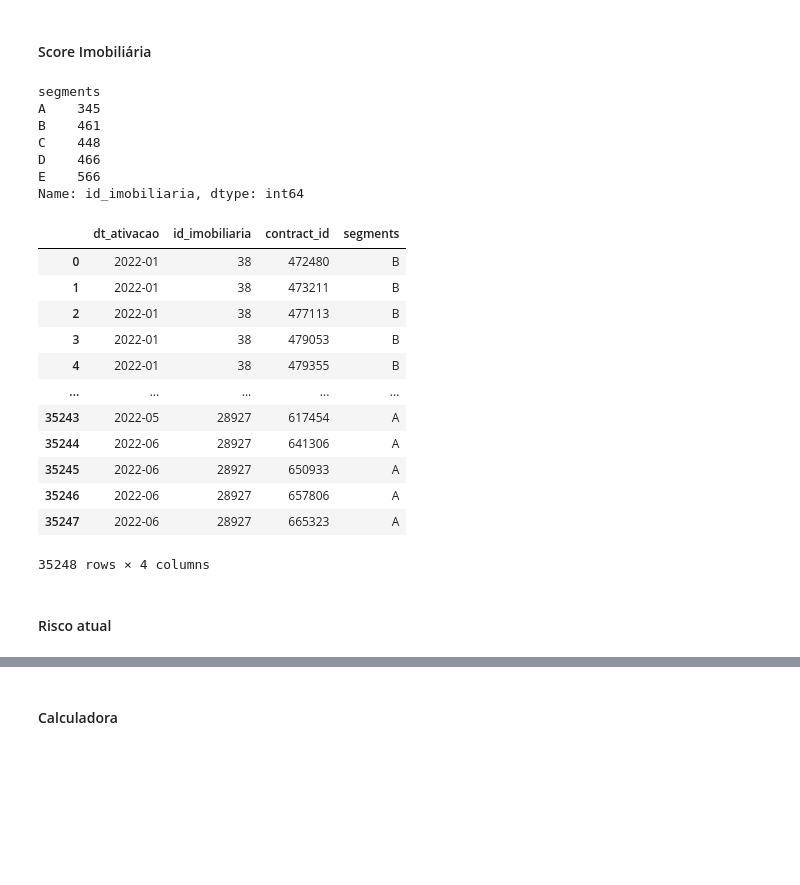
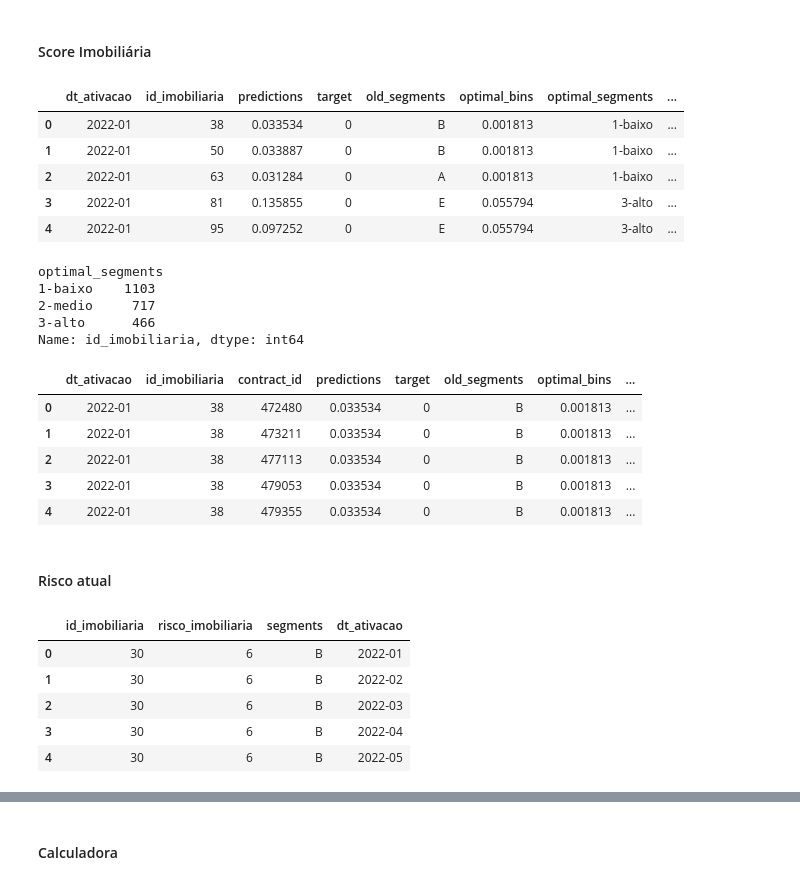
Before and after one commit to loft-br/cp-score-imobiliaria, a Jupyter notebook: notebooks/econ_calculator.ipynb, the cells around one changed output, grey strips where cells are left out. Saved outputs shown, nothing was run; the diff lists cells and outputs as text; code cells hidden in the pictures; blank space fills up the shorter version.

Commit message:
feat: calculating metrics per risk/contracts rating

```diff
--- a/notebooks/econ_calculator.ipynb
+++ b/notebooks/econ_calculator.ipynb
@@ -28,3 +15,13 @@ df_preds["dt_ativacao"] = pd.to_datetime(df_preds["dt_ativacao"]).dt.strftime("%
+# %%
+df_bins = pd.read_csv("notebooks/outputs/df_bins.csv")
+df_bins.head()
+# %% [output]
+|  | dt_ativacao | id_imobiliaria | predictions | target | old_segments | optimal_bins | optimal_segments | ... |
+| 0 | 2022-01 | 38 | 0.033534 | 0 | B | 0.001813 | 1-baixo | ... |
+| 1 | 2022-01 | 50 | 0.033887 | 0 | B | 0.001813 | 1-baixo | ... |
+| 2 | 2022-01 | 63 | 0.031284 | 0 | A | 0.001813 | 1-baixo | ... |
+| 3 | 2022-01 | 81 | 0.135855 | 0 | E | 0.055794 | 3-alto | ... |
+| 4 | 2022-01 | 95 | 0.097252 | 0 | E | 0.055794 | 3-alto | ... |
 # %%
 info_contracts = (
     pd.read_csv("data/info_contracts.csv")[["dt_ativacao", "id_imobiliaria", "id_contrato"]]
@@ -33,32 +30,23 @@ info_contracts = (
 
 info_contracts["dt_ativacao"] = pd.to_datetime(info_contracts["dt_ativacao"]).dt.strftime("%Y-%m")
 # %%
-df_preds.groupby("segments")["id_imobiliaria"].size()
+df_bins.groupby("optimal_segments")["id_imobiliaria"].size()
 # %% [output]
-segments
-A    345
-B    461
-C    448
-D    466
-E    566
+optimal_segments
+1-baixo    1103
+2-medio     717
+3-alto      466
 Name: id_imobiliaria, dtype: int64
 # %%
-df = info_contracts.merge(df_preds, on=["dt_ativacao", "id_imobiliaria"])
-df
+df = info_contracts.merge(df_bins, on=["dt_ativacao", "id_imobiliaria"])
+df.head()
 # %% [output]
-|  | dt_ativacao | id_imobiliaria | contract_id | segments |
-| 0 | 2022-01 | 38 | 472480 | B |
-| 1 | 2022-01 | 38 | 473211 | B |
-| 2 | 2022-01 | 38 | 477113 | B |
-| 3 | 2022-01 | 38 | 479053 | B |
-| 4 | 2022-01 | 38 | 479355 | B |
-| ... | ... | ... | ... | ... |
-| 35243 | 2022-05 | 28927 | 617454 | A |
-| 35244 | 2022-06 | 28927 | 641306 | A |
-| 35245 | 2022-06 | 28927 | 650933 | A |
-| 35246 | 2022-06 | 28927 | 657806 | A |
-| 35247 | 2022-06 | 28927 | 665323 | A |
+|  | dt_ativacao | id_imobiliaria | contract_id | predictions | target | old_segments | optimal_bins | ... |
+| 0 | 2022-01 | 38 | 472480 | 0.033534 | 0 | B | 0.001813 | ... |
+| 1 | 2022-01 | 38 | 473211 | 0.033534 | 0 | B | 0.001813 | ... |
+| 2 | 2022-01 | 38 | 477113 | 0.033534 | 0 | B | 0.001813 | ... |
+| 3 | 2022-01 | 38 | 479053 | 0.033534 | 0 | B | 0.001813 | ... |
+| 4 | 2022-01 | 38 | 479355 | 0.033534 | 0 | B | 0.001813 | ... |
-35248 rows × 4 columns
 # %% [markdown]
 #### Risco atual
 # %%
@@ -70,16 +58,21 @@ old_score["segments"] = (
     old_score["risco_imobiliaria"]
     .transform(
         lambda x: "A" if x == 2      else
-                  "B" if x in (3, 4) else
-                  "C" if x == 5      else
-                  "D" if x == 6      else
-                  "E" if x == 7      else
+                  "B" if x in (3, 4, 5, 6) else
+                  "C" if x == 7      else
                   None
     )
 )
 
 old_score = old_score.merge(calendar, how="cross")
 old_score.head()
+# %% [output]
+|  | id_imobiliaria | risco_imobiliaria | segments | dt_ativacao |
+| 0 | 30 | 6 | B | 2022-01 |
+| 1 | 30 | 6 | B | 2022-02 |
+| 2 | 30 | 6 | B | 2022-03 |
+| 3 | 30 | 6 | B | 2022-04 |
+| 4 | 30 | 6 | B | 2022-05 |
 # %%
 old_score.groupby("segments")["id_imobiliaria"].size()
 # %% [output]
```
Also changed, not shown: parts of 33 cells of this notebook.
